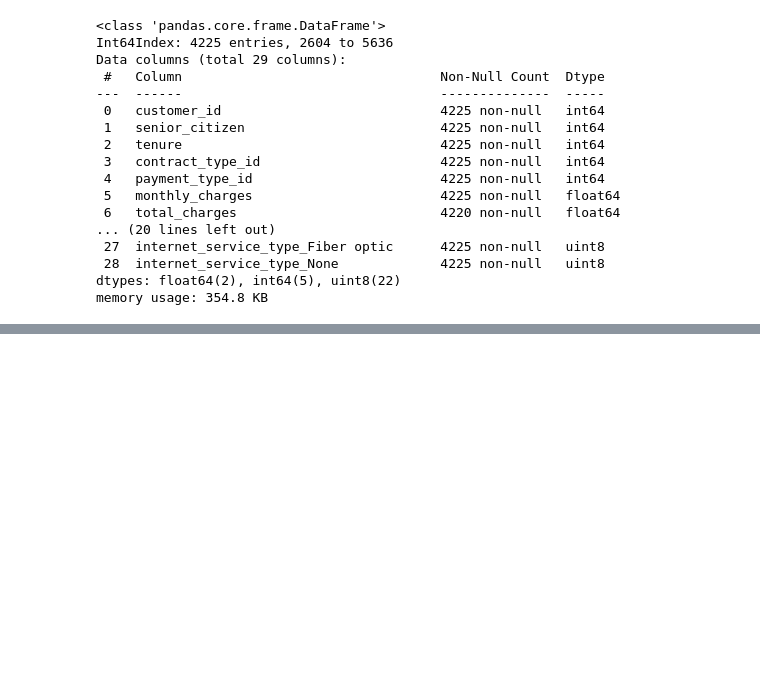
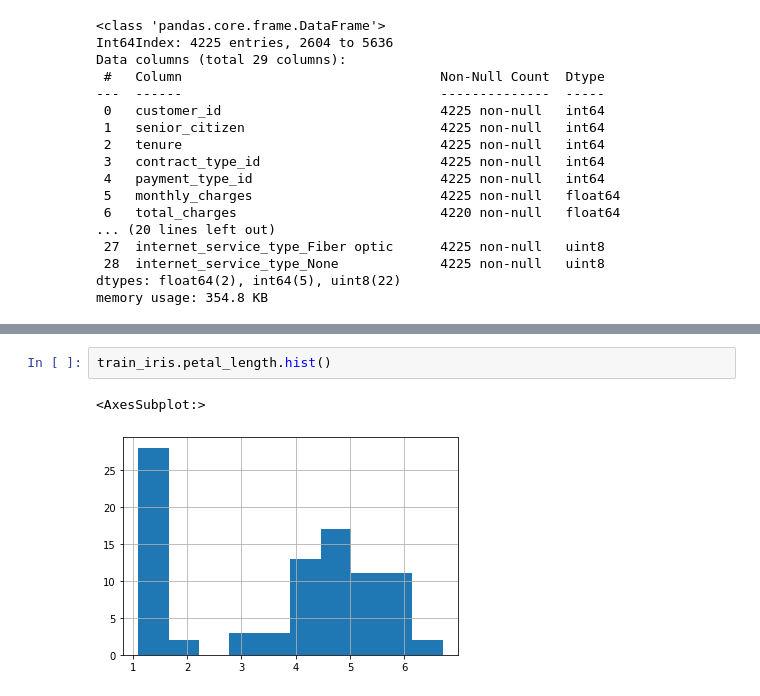
Before and after one commit to dashbringhurst/classification-exercises, a Jupyter notebook: classification_exercises.ipynb, the cells around one changed output, grey strips where cells are left out. Saved outputs shown, nothing was run; the diff lists cells and outputs as text; blank space fills up the shorter version.

```diff
--- a/classification_exercises.ipynb
+++ b/classification_exercises.ipynb
@@ -934,0 +1052,5 @@ memory usage: 354.8 KB
+# %%
+train_iris.petal_length.hist()
+# %% [output]
+<AxesSubplot:>
+[figure, added]
```
Also changed, not shown: parts of 50 cells of this notebook.
